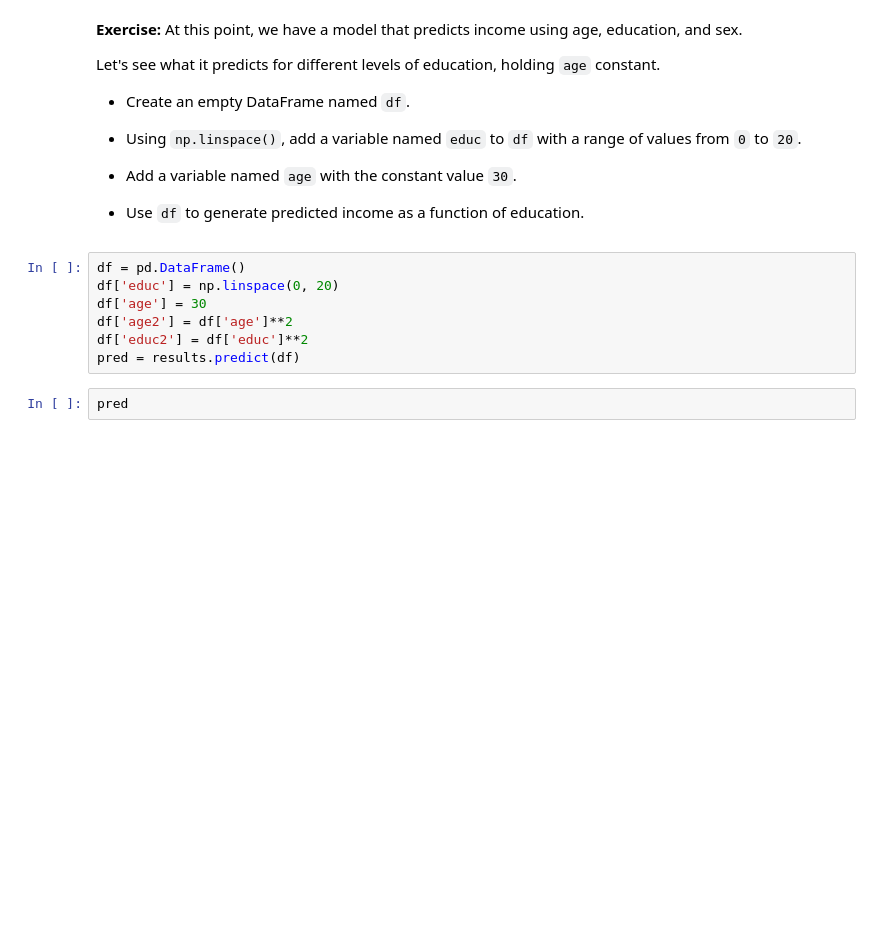
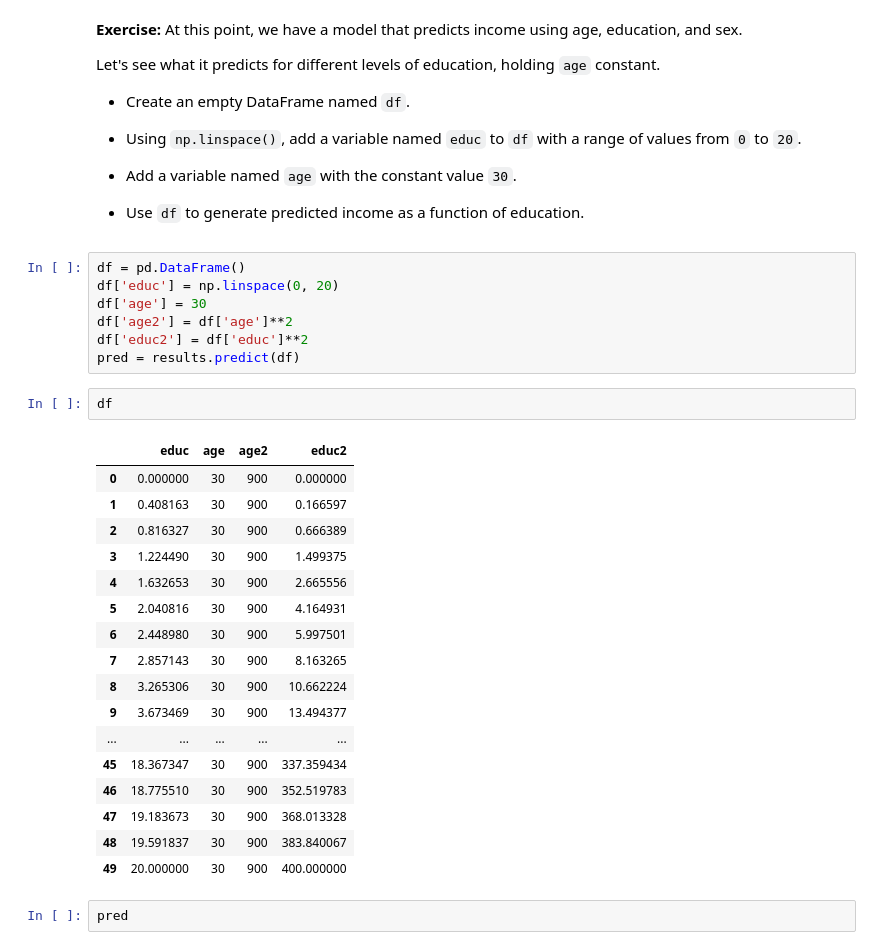
Before and after one commit to mstites/data-science, a Jupyter notebook: notebooks/10_regressions.ipynb, the cells around one changed output. Drawn from its saved outputs; the diff is of its cells as text; blank space fills up the shorter version.

```diff
--- a/notebooks/10_regressions.ipynb
+++ b/notebooks/10_regressions.ipynb
@@ -451,6 +426,26 @@ df['age'] = 30
 df['age2'] = df['age']**2
 df['educ2'] = df['educ']**2
 pred = results.predict(df)
+# %%
+df
+# %% [output]
+|  | educ | age | age2 | educ2 |
+| 0 | 0.000000 | 30 | 900 | 0.000000 |
+| 1 | 0.408163 | 30 | 900 | 0.166597 |
+| 2 | 0.816327 | 30 | 900 | 0.666389 |
+| 3 | 1.224490 | 30 | 900 | 1.499375 |
+| 4 | 1.632653 | 30 | 900 | 2.665556 |
+| 5 | 2.040816 | 30 | 900 | 4.164931 |
+| 6 | 2.448980 | 30 | 900 | 5.997501 |
+| 7 | 2.857143 | 30 | 900 | 8.163265 |
+| 8 | 3.265306 | 30 | 900 | 10.662224 |
+| 9 | 3.673469 | 30 | 900 | 13.494377 |
+| ... | ... | ... | ... | ... |
+| 45 | 18.367347 | 30 | 900 | 337.359434 |
+| 46 | 18.775510 | 30 | 900 | 352.519783 |
+| 47 | 19.183673 | 30 | 900 | 368.013328 |
+| 48 | 19.591837 | 30 | 900 | 383.840067 |
+| 49 | 20.000000 | 30 | 900 | 400.000000 |
 # %%
 pred
 # %% [output]
```
Also changed, not shown: parts of 6 cells of this notebook, 13 other files.
